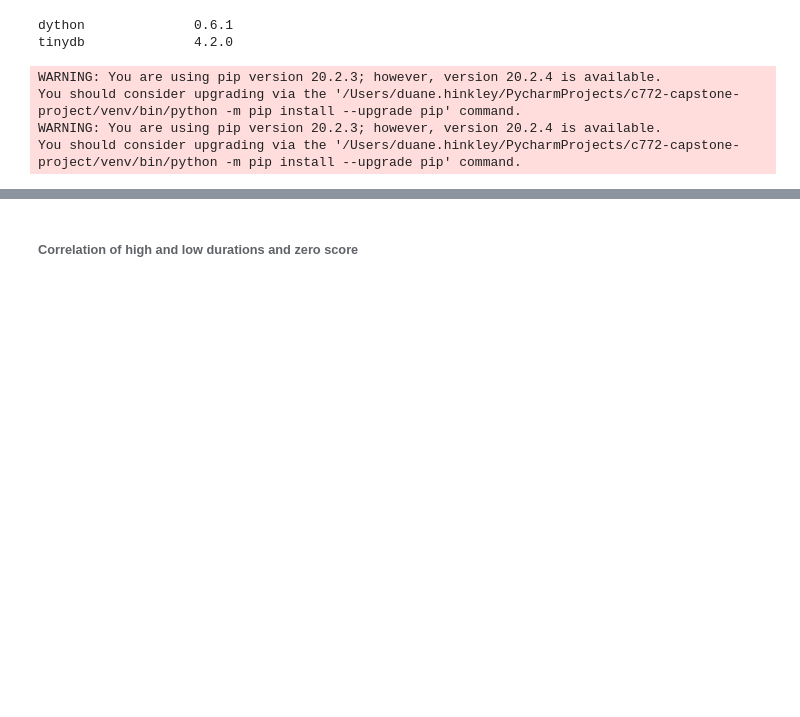
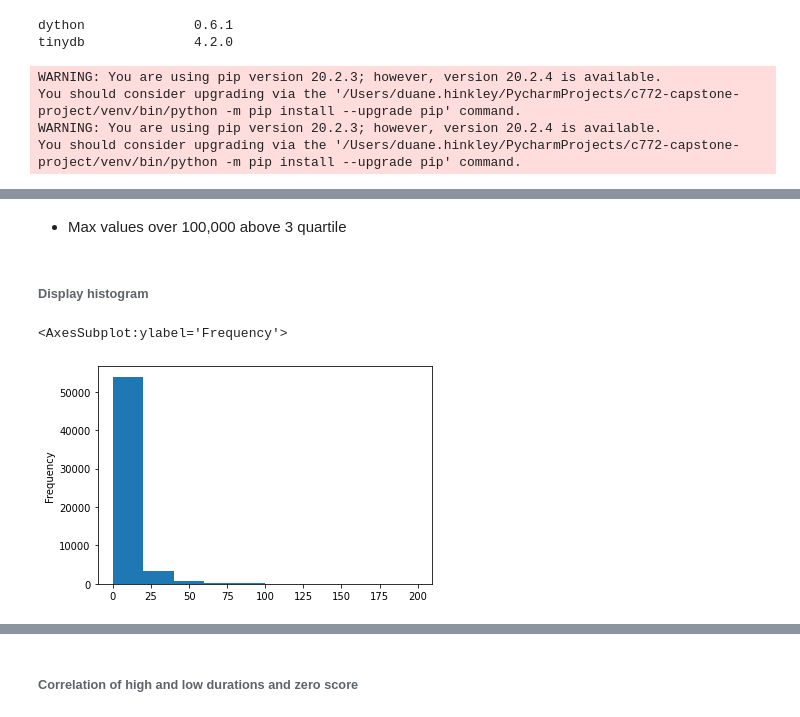
Before and after one commit to dlhinkley/c772-capstone-project, a Jupyter notebook: jupyter/investigation/investigate-duration-outliers.ipynb, the cells around one changed output, grey strips where cells are left out. Cells and saved outputs as stored; diff of their text form; code cells hidden in the pictures; blank space fills up the shorter version.

```diff
--- a/jupyter/investigation/investigate-duration-outliers.ipynb
+++ b/jupyter/investigation/investigate-duration-outliers.ipynb
@@ -66,0 +18,3 @@ durDf.select(
+# %%
+durDf = select_attempts_with_responses(filterDf)
+durDf.count()
@@ -66,0 +27,3 @@ durDf.select(
+# %%
+durDf = remove_749_to_750_null_dates(durDf)
+durDf.count()
@@ -66,0 +47,2 @@ durDf.select(
+# %%
+durDf = add_attempt_duration(durDf)
@@ -66,0 +63,11 @@ durDf.select(
+# %% [markdown]
+- Max values over 100,000 above 3 quartile
+# %% [markdown]
+###### Display histogram
+# %%
+pdDf = durDf.filter(F.col('item_attempt_duration_mins') < 200).select(types['durationVars']).toPandas()
+# %%
+pdDf['item_attempt_duration_mins'].plot.hist()
+# %% [output]
+<AxesSubplot:ylabel='Frequency'>
+[figure, added]
```
Also changed, not shown: parts of 44 cells of this notebook, 5 other files.
